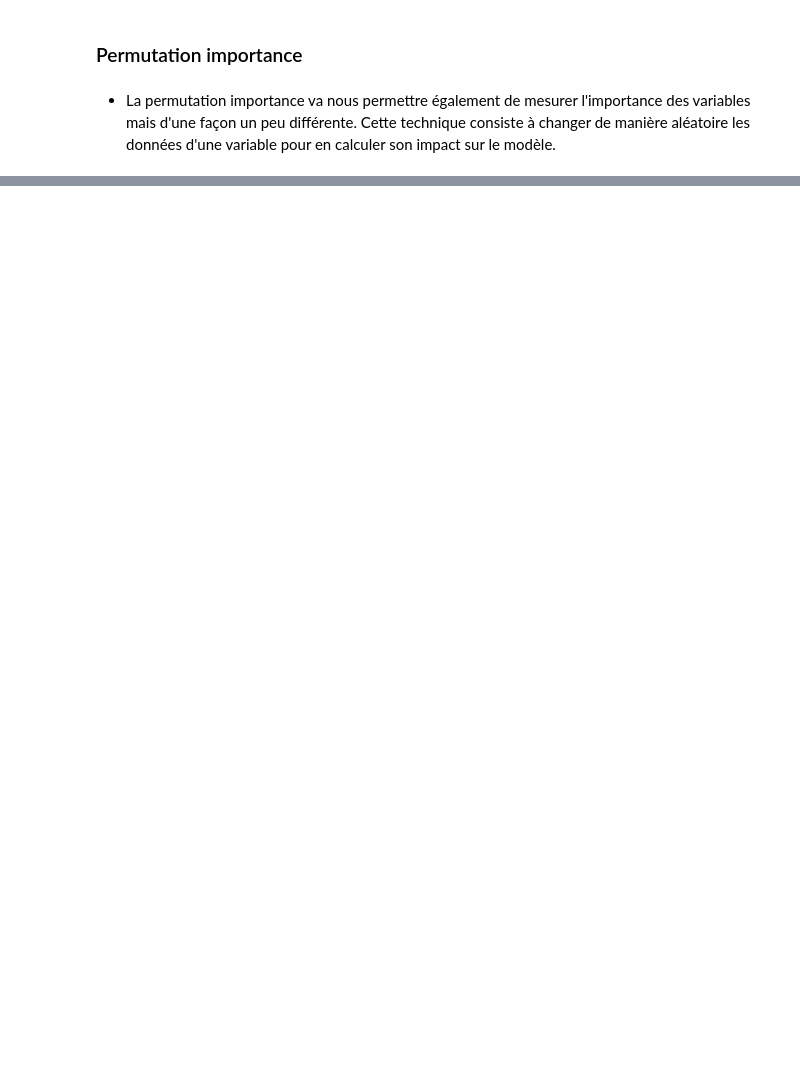
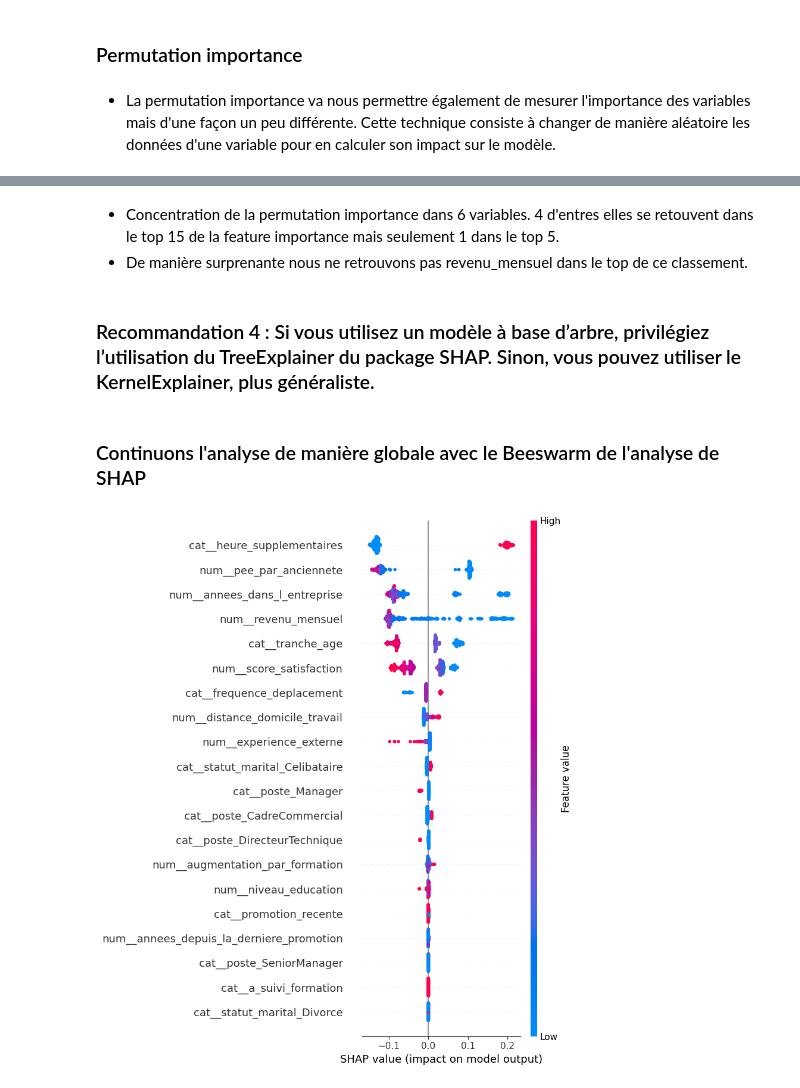
Before and after one commit to SCFlorian/Classifiez_automatiquement_des_informations, a Jupyter notebook: notebooks/notebook_5_optimisation_interpretation.ipynb, the cells around one changed output, grey strips where cells are left out. Saved outputs shown, nothing was run; the diff lists cells and outputs as text; code cells hidden in the pictures; blank space fills up the shorter version.

Commit message:
Mise à jour étape 5 - ajout de la feature importance

```diff
--- a/notebooks/notebook_5_optimisation_interpretation.ipynb
+++ b/notebooks/notebook_5_optimisation_interpretation.ipynb
@@ -409,3 +414,28 @@ num__annees_depuis_la_derniere_promotion         0.093617        0.028861
                    cat__poste_Consultant         0.000000        0.000000
          cat__poste_AssistantdeDirection         0.000000        0.000000
                   cat__promotion_recente         0.000000        0.000000
+# %% [markdown]
+* Concentration de la permutation importance dans 6 variables. 4 d'entres elles se retouvent dans le top 15 de la feature importance mais seulement 1 dans le top 5.
+* De manière surprenante nous ne retrouvons pas revenu_mensuel dans le top de ce classement.
+# %% [markdown]
+### Recommandation 4 : Si vous utilisez un modèle à base d’arbre, privilégiez l’utilisation du TreeExplainer du package SHAP. Sinon, vous pouvez utiliser le KernelExplainer, plus généraliste.
+# %% [markdown]
+### Continuons l'analyse de manière globale avec le Beeswarm de l'analyse de SHAP
+# %%
+# Récupérer modèle CatBoost
+cat = best_model.named_steps['model']
+
+# Transformer X_test pour correspondre au format attendu
+X_trans = best_model.named_steps['preprocessor'].transform(X_test)
+feature_names = best_model.named_steps['preprocessor'].get_feature_names_out()
+
+# Créer l’explainer SHAP
+explainer = shap.TreeExplainer(cat)
+
+# Calculer les SHAP values
+shap_values = explainer.shap_values(X_trans)
+
+# Graphique de beeswarm
+shap.summary_plot(shap_values, X_trans, feature_names=feature_names)
+# %% [output]
+[figure, added]
```
Also changed, not shown: parts of 19 cells of this notebook.
